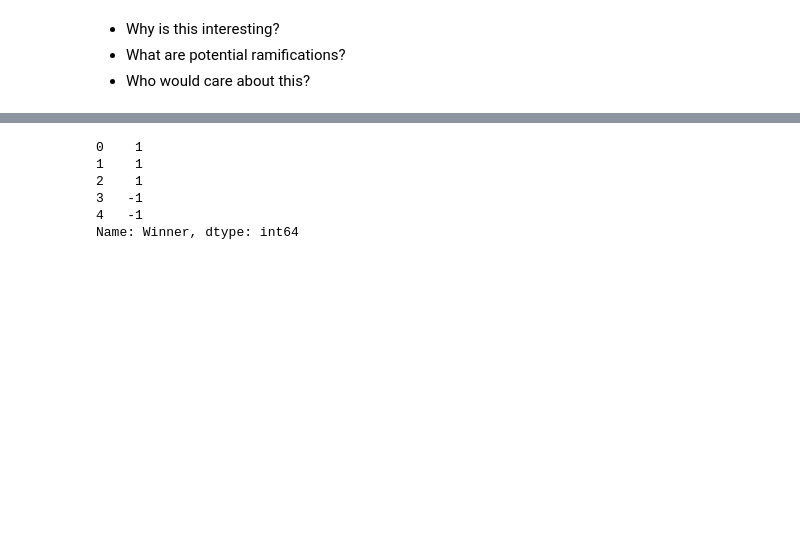
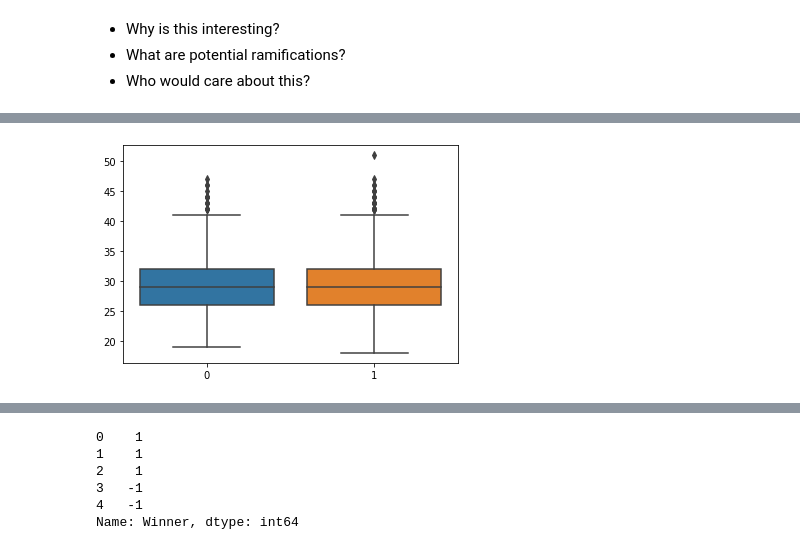
Before and after one commit to arnster3/ufc_data, a Jupyter notebook: capstone1.ipynb, the cells around one changed output, grey strips where cells are left out. Cells and saved outputs as stored; diff of their text form; code cells hidden in the pictures; blank space fills up the shorter version.

```diff
--- a/capstone1.ipynb
+++ b/capstone1.ipynb
@@ -67,0 +92,5 @@ Due to the UFC's own criteria for Red Corner, it is likely that fighters in the
+# %%
+import seaborn as sns
+sns.boxplot(data=[ufc_data['R_age'],ufc_data['B_age']]);
+# %% [output]
+[figure, added]
```
Also changed, not shown: parts of 12 cells of this notebook.
